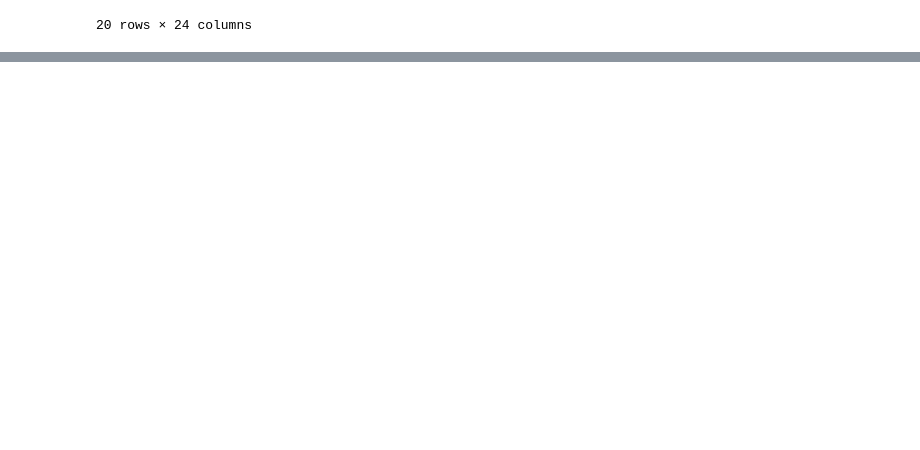
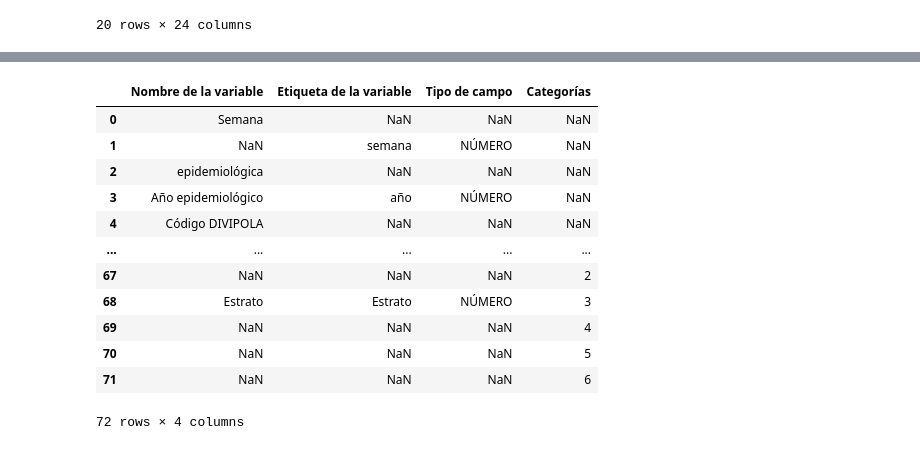
Before and after one commit to justoneye/Bootcamp-IA-G84, a Jupyter notebook: Unidad8_Sesion1_CargarDatos_Pandas.ipynb, the cells around one changed output, grey strips where cells are left out. Cells and saved outputs as stored; diff of their text form; code cells hidden in the pictures; blank space fills up the shorter version.

```diff
--- a/Unidad8_Sesion1_CargarDatos_Pandas.ipynb
+++ b/Unidad8_Sesion1_CargarDatos_Pandas.ipynb
@@ -595,2 +610,27 @@ df_ViruelaMono.head(20)
+# %%
+# Leer DataFrame de PDF
+import tabula as tb
+import pandas as pd
+
+url = "https://raw.githubusercontent.com/justoneye/Bootcamp-IA-G84/refs/heads/main/DataFrames/catalogo-variables-viruela-simica.pdf"
+df_list = tb.read_pdf(url, pages='all', multiple_tables=True)
+
+# Concatenar las tablas encontradas en el documento (incluyendo datos sucios)
+pd_tables = pd.concat(df_list, ignore_index=True)
+display(pd_tables)
+# %% [output]
+|  | Nombre de la variable | Etiqueta de la variable | Tipo de campo | Categorías |
+| 0 | Semana | NaN | NaN | NaN |
+| 1 | NaN | semana | NÚMERO | NaN |
+| 2 | epidemiológica | NaN | NaN | NaN |
+| 3 | Año epidemiológico | año | NÚMERO | NaN |
+| 4 | Código DIVIPOLA | NaN | NaN | NaN |
+| ... | ... | ... | ... | ... |
+| 67 | NaN | NaN | NaN | 2 |
+| 68 | Estrato | Estrato | NÚMERO | 3 |
+| 69 | NaN | NaN | NaN | 4 |
+| 70 | NaN | NaN | NaN | 5 |
+| 71 | NaN | NaN | NaN | 6 |
+72 rows × 4 columns
 # %% [markdown]
 <img src='https://drive.google.com/uc?id=1JTvS_vjZTzQfHiMOt9ZbfqmjNN1FvOOm'>
```
Also changed, not shown: parts of 1 cell of this notebook.
